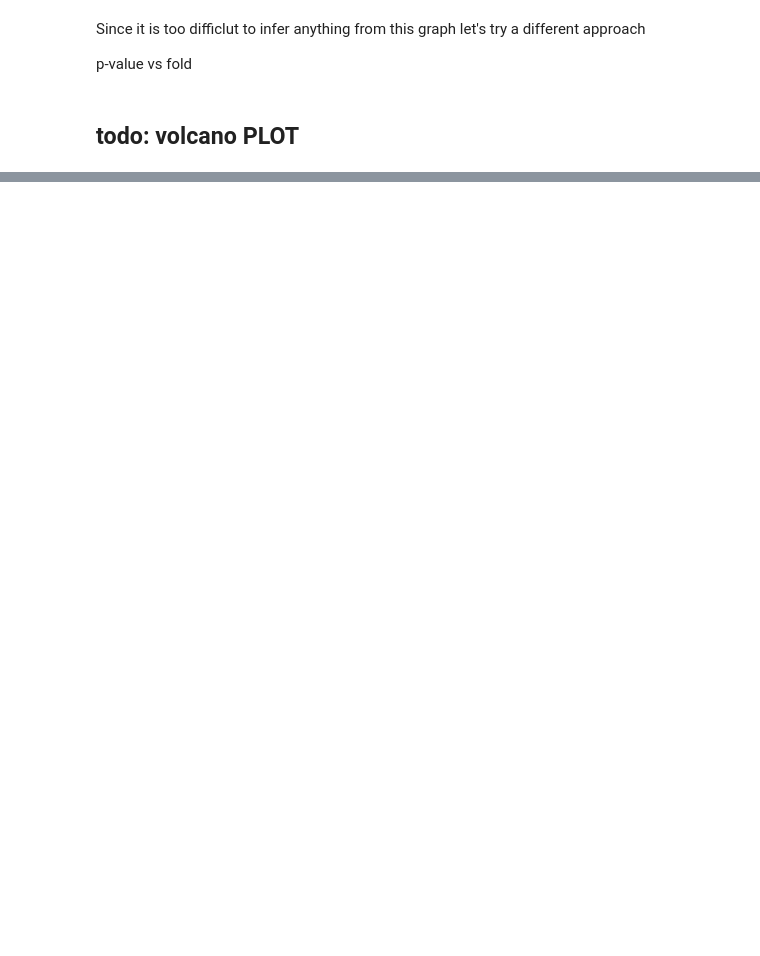
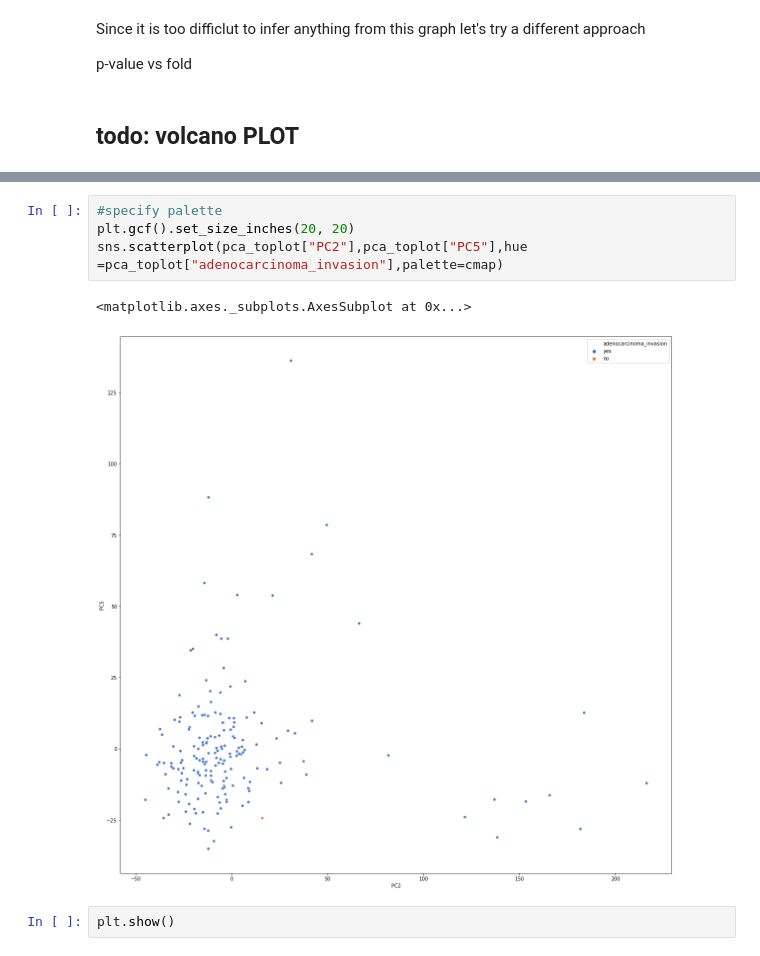
Before and after one commit to vaniisgh/PAAD_Analysis, a Jupyter notebook: Analysis.ipynb, the cells around one changed output, grey strips where cells are left out. Drawn from its saved outputs; the diff is of its cells as text; blank space fills up the shorter version.

```diff
--- a/Analysis.ipynb
+++ b/Analysis.ipynb
@@ -185,0 +256,9 @@ NameError: name 'RNAseq' is not defined
+# %%
+#specify palette
+plt.gcf().set_size_inches(20, 20)
+sns.scatterplot(pca_toplot["PC2"],pca_toplot["PC5"],hue =pca_toplot["adenocarcinoma_invasion"],palette=cmap)
+# %% [output]
+<matplotlib.axes._subplots.AxesSubplot at 0x...>
+[figure, added]
+# %%
+plt.show()
```
Also changed, not shown: parts of 15 cells of this notebook.
